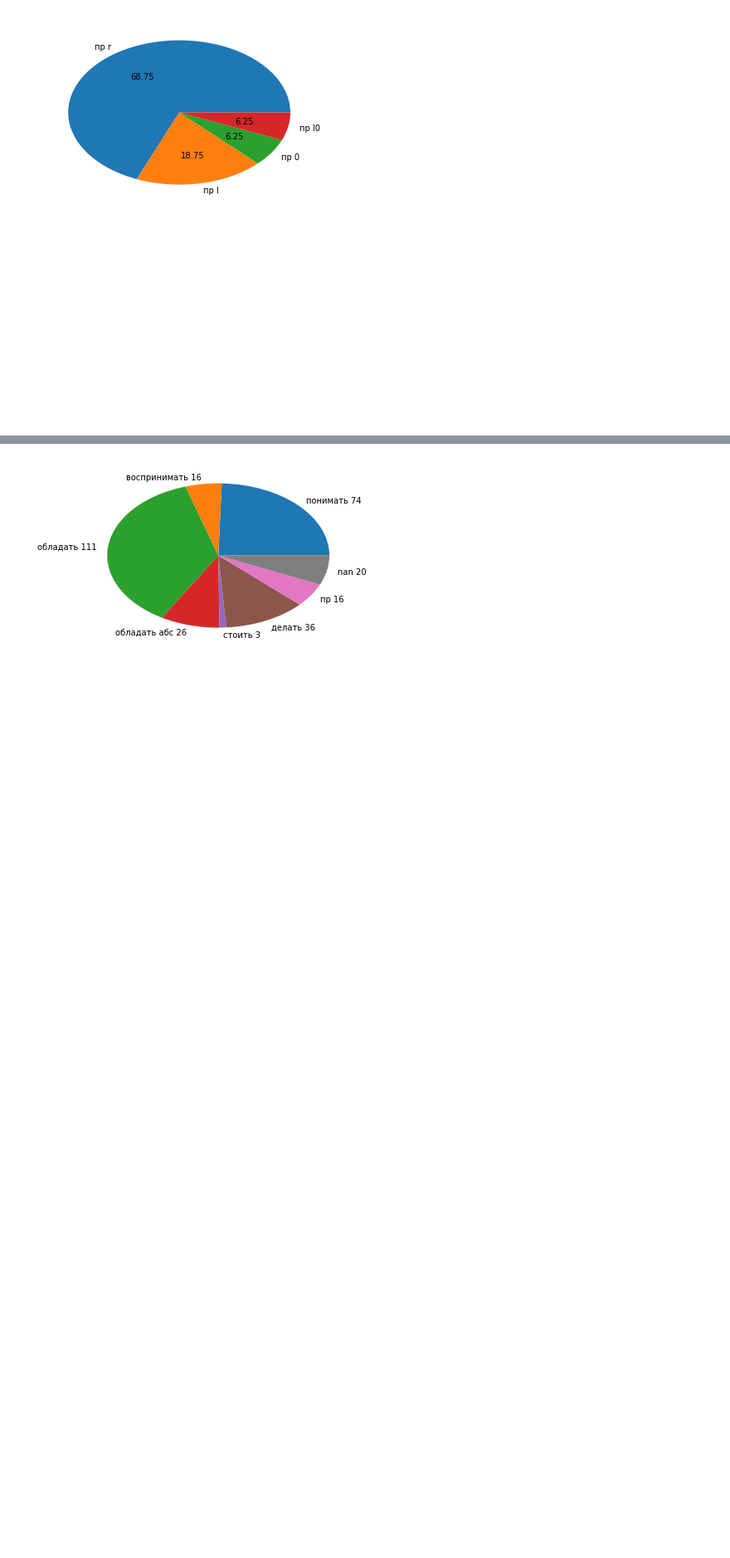
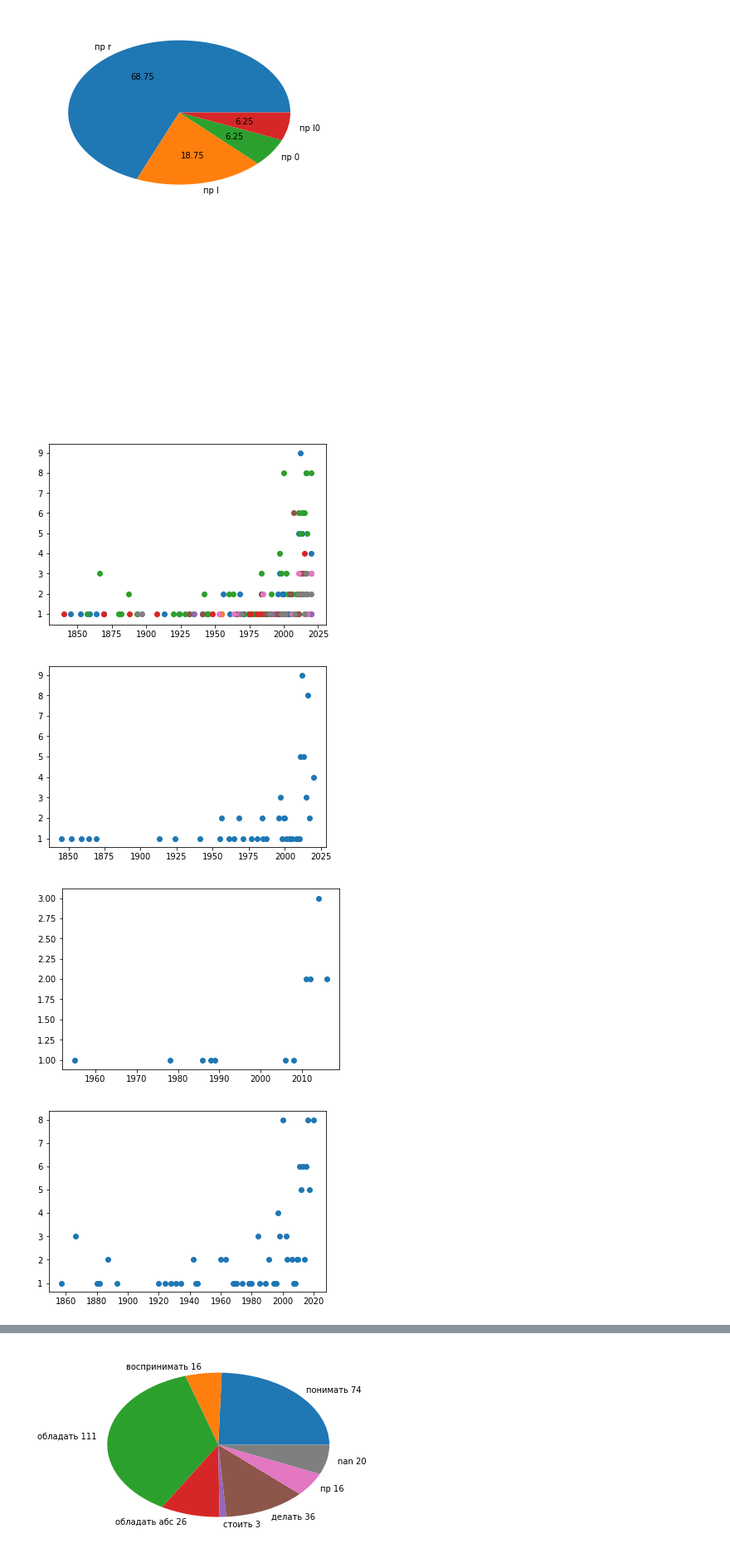
Before and after one commit to marchdown/schisch, a Jupyter notebook: schisch.ipynb, the cells around one changed output, grey strips where cells are left out. Shown: that part at 83% size. Saved outputs shown, nothing was run; the diff lists cells and outputs as text; code cells hidden in the pictures; blank space fills up the shorter version.

```diff
--- a/schisch.ipynb
+++ b/schisch.ipynb
@@ -353,15 +353,43 @@ for (t, counter) in dict_of_predicate_position_counters_by_type.items():
 # %%
 
 
 #   3. Рисуем pie chart с соответствующими процентами, легендой
-#    4. Собираем даты позиций по типам:
-#     Для каждого семантического типа:
-#       Для каждой даты:
-#         Для каждой позиции этого семантического типа:
-#           Для каждого примера с этой датой:
-#             Если пример с этой позициией:
-#               Значение этой позиции для этой даты += 1
+#   4. Собираем даты позиций по типам:
+#    Для каждого семантического типа:
+#      Для каждой даты:
+#        Для каждой позиции этого семантического типа:
+#          Для каждого примера с этой датой:
+#            Если пример с этой позициией:
+#              Значение этой позиции для этой даты += 1
+dict_of_date_counters_by_type = {}
+for t in semantic_types:
+#     print(t)
+    date_counter = Counter()
+    for r in data[data['semantics+_']==t].itertuples():
+        # Counter class handles null counts gracefully.
+        year = r[17]
+        date_counter[year] += 1
+#         print('*'*date_counter[year], year)
+    dict_of_date_counters_by_type[t] = date_counter
 #   5. Нарисовать график:
 #     По одной оси -   года, по другой - число примеров
 #     График отдельного цвета/рисунка для каждой позиции группы (кроме стоить - она очень маленькая)
 #     Отдельный график для каждой семантической группы
+for idx, t in enumerate(semantic_types):
+    counter = dict_of_date_counters_by_type[t]
+    plt.scatter(list(counter.keys()), [int(n) for n in counter.values()])
+#    plt.text(y=idx, s=t, x=0)
+
+plt.show()
+
+# Либо так, на отдельных холстах
+for t in semantic_types:
+    counter = dict_of_date_counters_by_type[t]
+    plt.scatter(list(counter.keys()), [int(n) for n in counter.values()])
+
+    plt.show()
+# %% [output]
+[figure, added]
+[figure, added]
+[figure, added]
+[figure, added]
```
Also changed, not shown: parts of 3 cells of this notebook.
